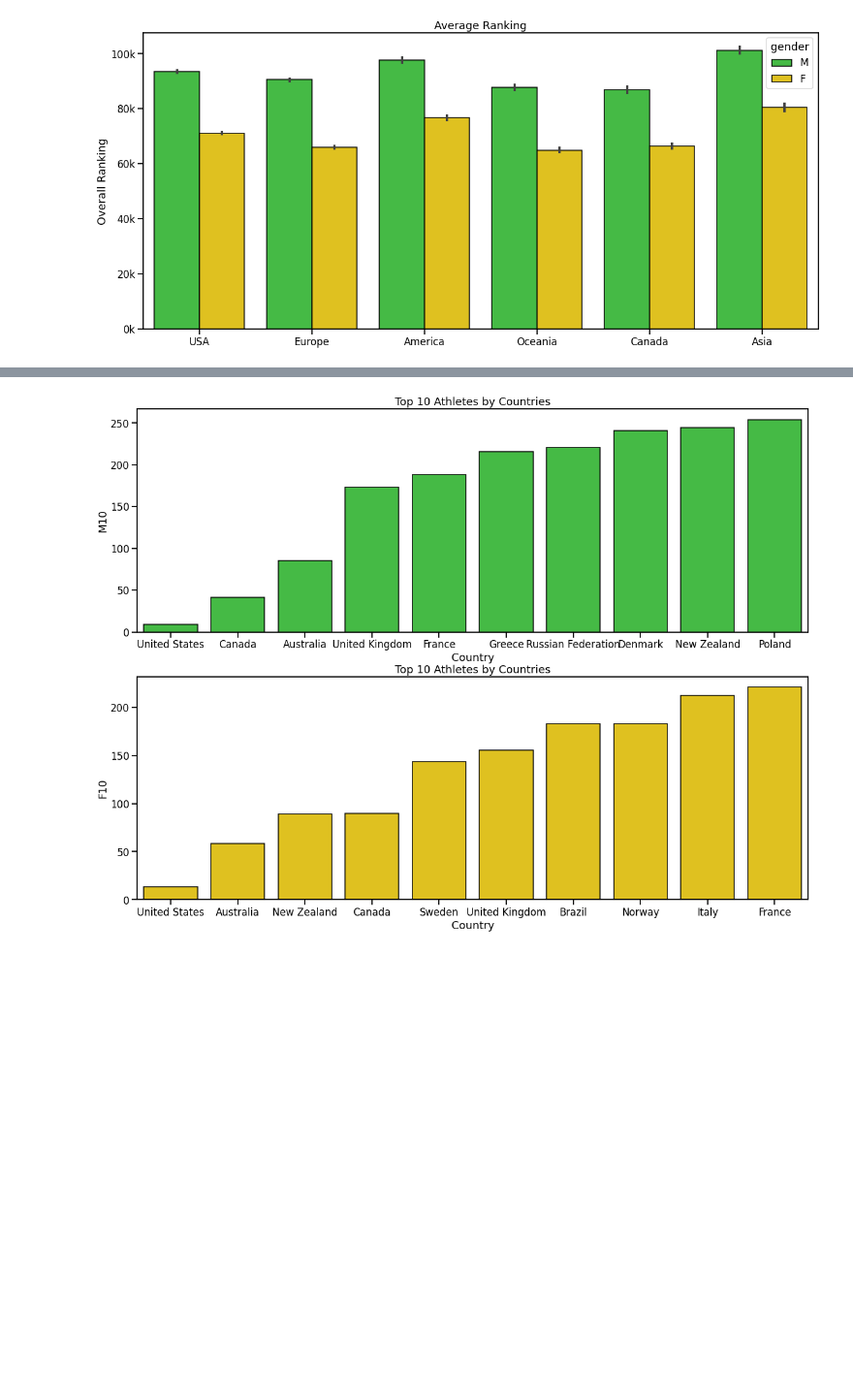
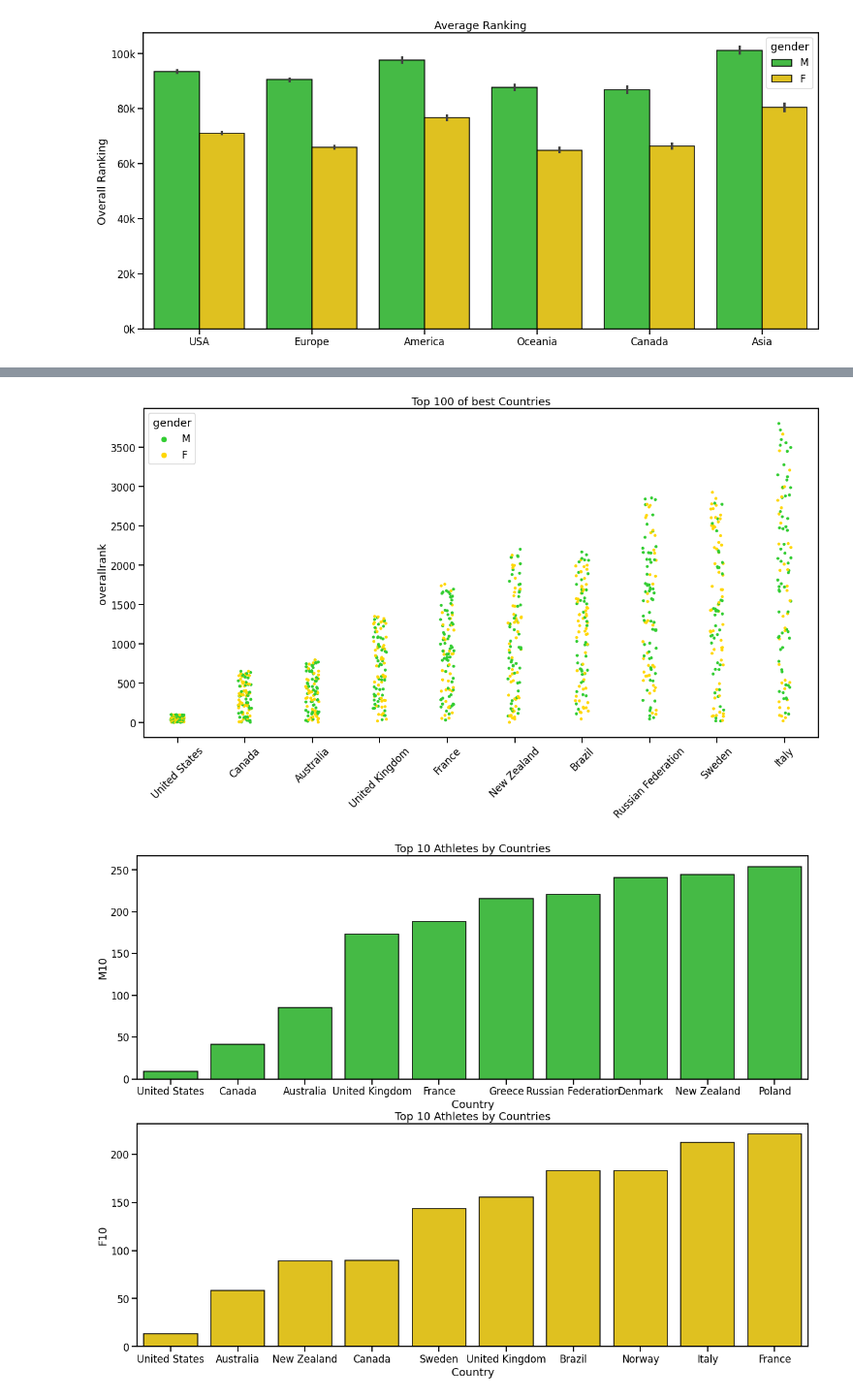
Before and after one commit to malefiz1988/project-crossfit-data, a Jupyter notebook: 4_EDA_v01.ipynb, the cells around one changed output, grey strips where cells are left out. Shown at 97% size. Cells and saved outputs as stored; diff of their text form; code cells hidden in the pictures; blank space fills up the shorter version.

```diff
--- a/4_EDA_v01.ipynb
+++ b/4_EDA_v01.ipynb
@@ -1095,3 +1127,32 @@ df_cr.head()
+# %%
+df_x = df[(df['division']=='Men') | (df['division']=='Women')]
+df_1 = df_x[df_x['countryoforiginname']=='United States'].sort_values(by='overallrank')[:100]
+df_2 = df_x[df_x['countryoforiginname']=='Canada'].sort_values(by='overallrank')[:100]
+df_3 = df_x[df_x['countryoforiginname']=='Australia'].sort_values(by='overallrank')[:100]
+df_4 = df_x[df_x['countryoforiginname']=='United Kingdom'].sort_values(by='overallrank')[:100]
+df_5 = df_x[df_x['countryoforiginname']=='France'].sort_values(by='overallrank')[:100]
+df_6 = df_x[df_x['countryoforiginname']=='New Zealand'].sort_values(by='overallrank')[:100]
+df_7 = df_x[df_x['countryoforiginname']=='Brazil'].sort_values(by='overallrank')[:100]
+df_8 = df_x[df_x['countryoforiginname']=='Russian Federation'].sort_values(by='overallrank')[:100]
+df_9 = df_x[df_x['countryoforiginname']=='Sweden'].sort_values(by='overallrank')[:100]
+df_10 = df_x[df_x['countryoforiginname']=='Italy'].sort_values(by='overallrank')[:100]
+df_tot = pd.concat([df_1,df_2,df_3,df_4,df_5,df_6,df_7,df_8,df_9,df_10])
+# %%
+plt.figure(figsize=(20,10))
+g = sns.stripplot(
+    data=df_tot,
+    x='countryoforiginname',
+    y='overallrank',
+    hue='gender',
+    palette={"F": "gold", "M": "limegreen"},
+    edgecolor='black'
+)
+g.set_title('Top 100 of best Countries')
+g.set_xlabel('')
+plt.xticks(rotation=45)
+plt.show()
+# %% [output]
+[figure, added]
 # %%
 fig, axes = plt.subplots(2,1,figsize=(20,15))
 
```
Also changed, not shown: parts of 7 cells of this notebook, 1 other file.
